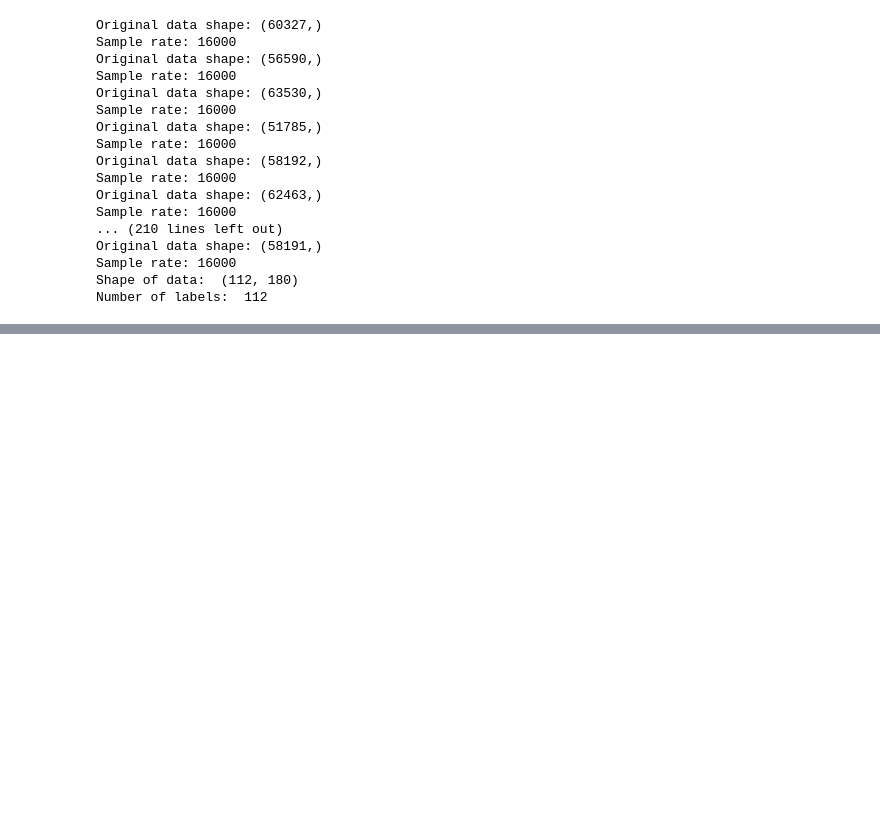
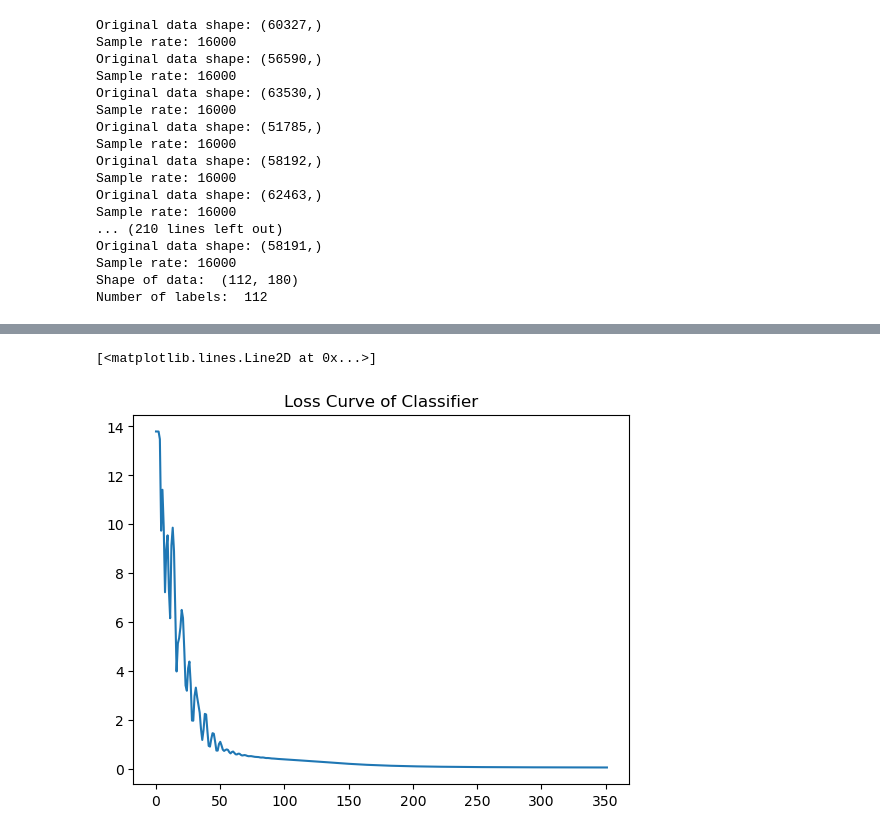
Before and after one commit to stevearmstrong-dev/emotion-recognition-from-audio, a Jupyter notebook: notebooks/emotion_recognition.ipynb, the cells around one changed output, grey strips where cells are left out. Saved outputs shown, nothing was run; the diff lists cells and outputs as text; code cells hidden in the pictures; blank space fills up the shorter version.

```diff
--- a/notebooks/emotion_recognition.ipynb
+++ b/notebooks/emotion_recognition.ipynb
@@ -210,0 +233,2 @@ training_x, testing_x, training_y, testing_y = train_test_split(data, labels, te
+# %%
+model=MLPClassifier(alpha=0.1, batch_size=256, hidden_layer_sizes=(300,), learning_rate='adaptive', max_iter=500)
@@ -210,0 +237,2 @@ training_x, testing_x, training_y, testing_y = train_test_split(data, labels, te
+# %%
+model.fit(training_x, training_y)
@@ -210,0 +268,7 @@ training_x, testing_x, training_y, testing_y = train_test_split(data, labels, te
+# %%
+loss = model.loss_curve_
+plt.title("Loss Curve of Classifier")
+plt.plot(loss)
+# %% [output]
+[<matplotlib.lines.Line2D at 0x...>]
+[figure, added]
```
Also changed, not shown: parts of 14 cells of this notebook.
